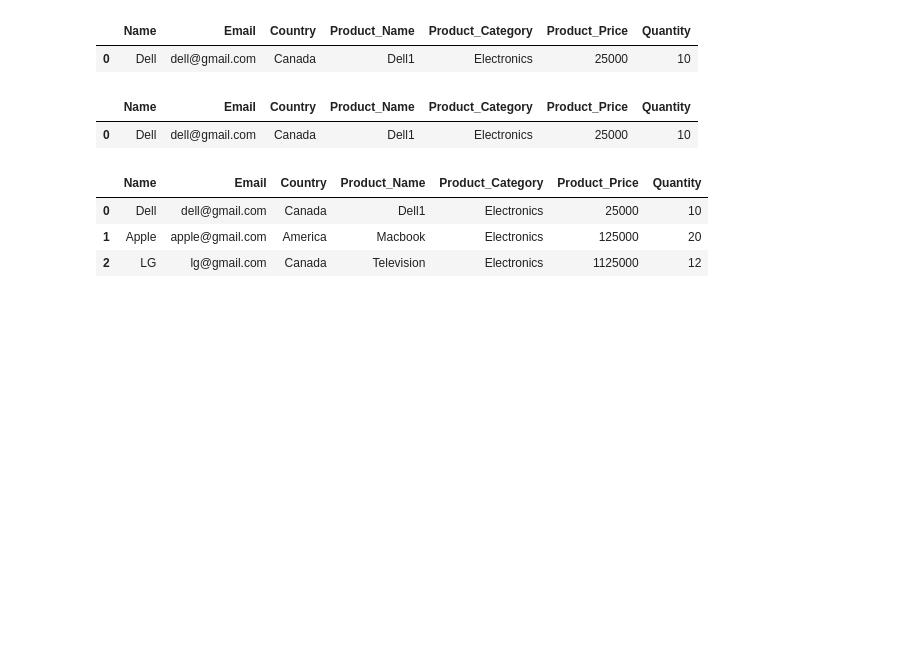
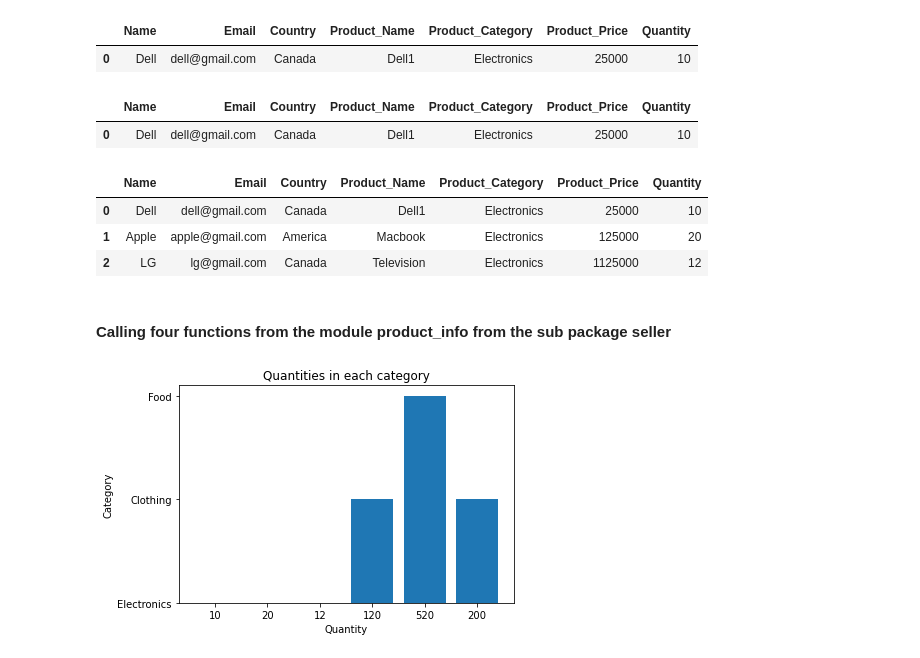
Before and after one commit to aishwaryasharma10/Lab2_DataCollection, a Jupyter notebook: project.ipynb, the cells around one changed output. Saved outputs shown, nothing was run; the diff lists cells and outputs as text; code cells hidden in the pictures; blank space fills up the shorter version.

Commit message:
Committing graphical representation module

```diff
--- a/project.ipynb
+++ b/project.ipynb
@@ -53,3 +54,10 @@ s_info.getCategory(seller,'Electronics')
 | 0 | Dell | dell@gmail.com | Canada | Dell1 | Electronics | 25000 | 10 |
 | 1 | Apple | apple@gmail.com | America | Macbook | Electronics | 125000 | 20 |
 | 2 | LG | lg@gmail.com | Canada | Television | Electronics | 1125000 | 12 |
+# %% [markdown]
+#### Calling four functions from the module product_info from the sub package seller
+# %%
+#Graph between category and the corresponding categories
+p_info.showQuantity(seller)
+# %% [output]
+[figure, added]
```
Also changed, not shown: parts of 4 cells of this notebook, 2 other files.
